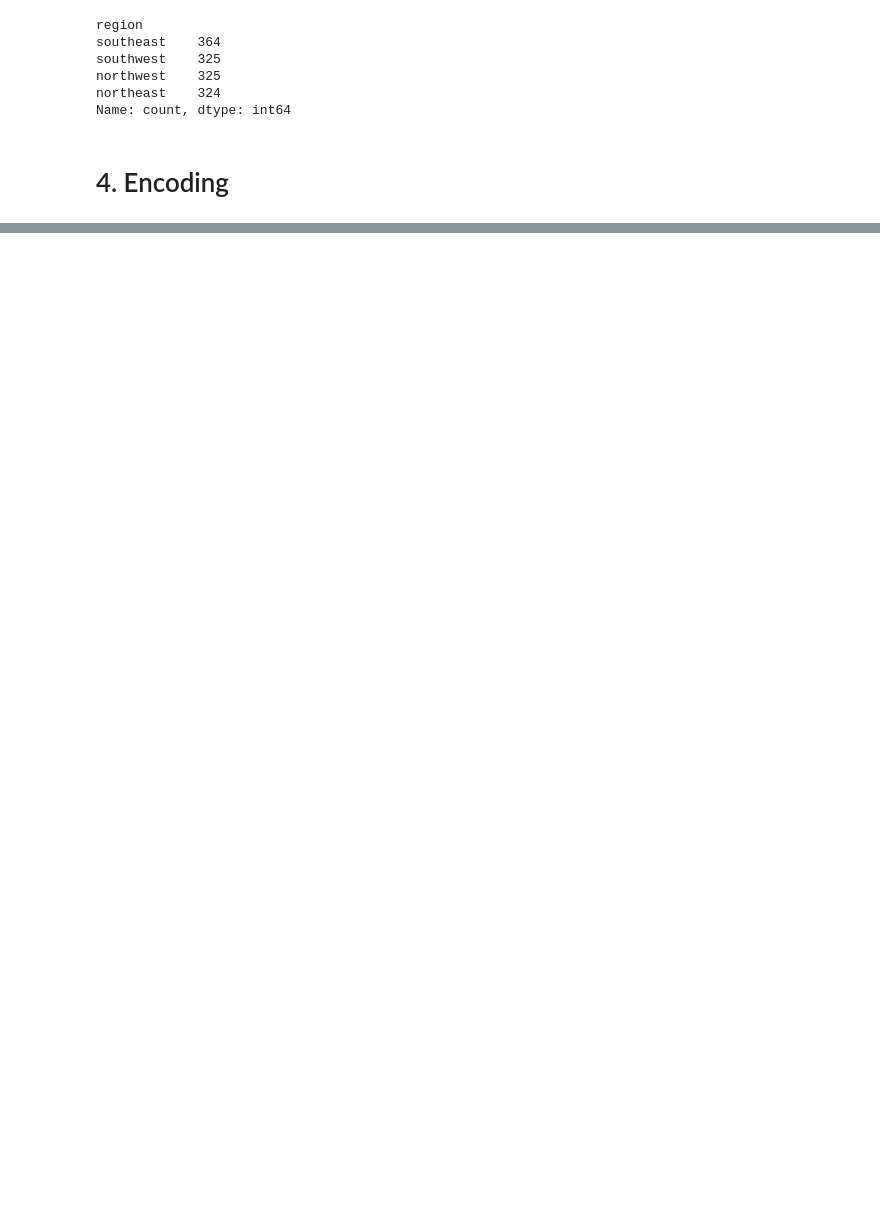
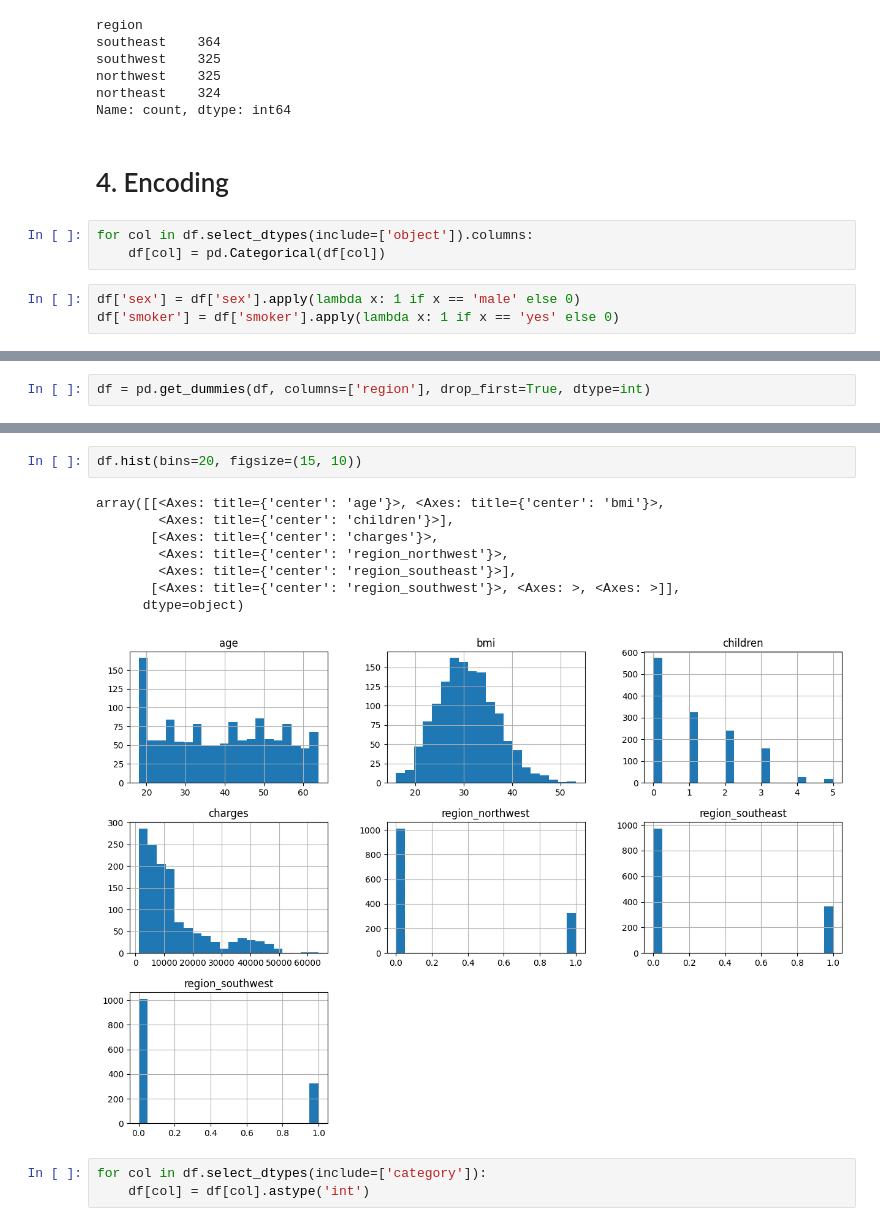
Before and after one commit to OndrejZapletal99/Python_DS_ML, a Jupyter notebook: health_insurance/main.ipynb, the cells around one changed output, grey strips where cells are left out. Drawn from its saved outputs; the diff is of its cells as text; blank space fills up the shorter version.

```diff
--- a/health_insurance/main.ipynb
+++ b/health_insurance/main.ipynb
@@ -107,3 +110,9 @@ northeast    324
 Name: count, dtype: int64
 # %% [markdown]
 # 4. Encoding
+# %%
+for col in df.select_dtypes(include=['object']).columns:
+    df[col] = pd.Categorical(df[col])
+# %%
+df['sex'] = df['sex'].apply(lambda x: 1 if x == 'male' else 0)
+df['smoker'] = df['smoker'].apply(lambda x: 1 if x == 'yes' else 0)
@@ -109,0 +128,2 @@ Name: count, dtype: int64
+# %%
+df = pd.get_dummies(df, columns=['region'], drop_first=True, dtype=int)
@@ -109,0 +146,14 @@ Name: count, dtype: int64
+# %%
+df.hist(bins=20, figsize=(15, 10))
+# %% [output]
+array([[<Axes: title={'center': 'age'}>, <Axes: title={'center': 'bmi'}>,
+        <Axes: title={'center': 'children'}>],
+       [<Axes: title={'center': 'charges'}>,
+        <Axes: title={'center': 'region_northwest'}>,
+        <Axes: title={'center': 'region_southeast'}>],
+       [<Axes: title={'center': 'region_southwest'}>, <Axes: >, <Axes: >]],
+      dtype=object)
+[figure, added]
+# %%
+for col in df.select_dtypes(include=['category']):
+    df[col] = df[col].astype('int')
```
Also changed, not shown: parts of 7 cells of this notebook.
